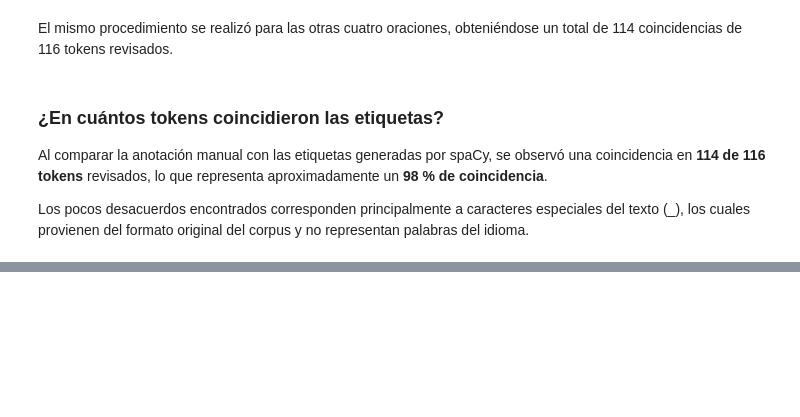
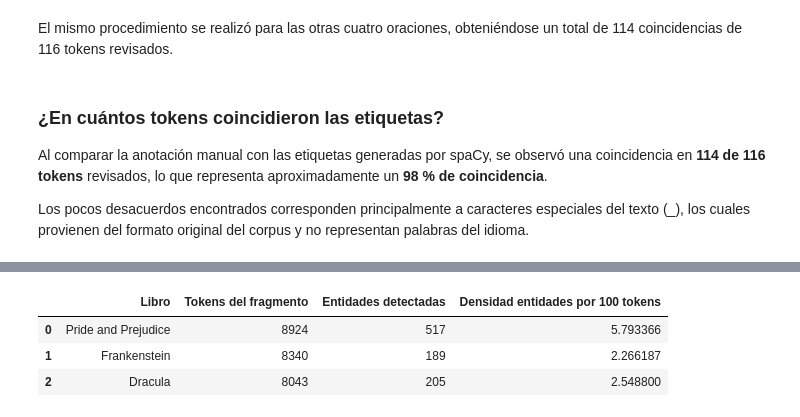
Before and after one commit to Cynthiss/NLP, a Jupyter notebook: Lab_6/Lab_6.ipynb, the cells around one changed output, grey strips where cells are left out. Drawn from its saved outputs; the diff is of its cells as text; code cells hidden in the pictures; blank space fills up the shorter version.

```diff
--- a/Lab_6/Lab_6.ipynb
+++ b/Lab_6/Lab_6.ipynb
@@ -533,0 +667,10 @@ Los pocos desacuerdos encontrados corresponden principalmente a caracteres espec
+# %%
+# Mostrar las 10 entidades PERSON más frecuentes por libro
+for title, result in ner_results.items():
+    print(f"\n{title}")
+    print("-" * 80)
+
+    top_persons = get_top_entities_by_label(result, ["PERSON"], top_n=10)
+
+    for entity, count in top_persons:
+        print(f"{entity:<30} {count}")
@@ -533,0 +700,10 @@ Los pocos desacuerdos encontrados corresponden principalmente a caracteres espec
+# %%
+# Mostrar las 10 entidades GPE o LOC más frecuentes por libro
+for title, result in ner_results.items():
+    print(f"\n{title}")
+    print("-" * 80)
+
+    top_places = get_top_entities_by_label(result, ["GPE", "LOC"], top_n=10)
+
+    for entity, count in top_places:
+        print(f"{entity:<30} {count}")
@@ -533,0 +728,25 @@ Los pocos desacuerdos encontrados corresponden principalmente a caracteres espec
+# %%
+# Calcular densidad de entidades por cada 100 tokens
+density_rows = []
+
+for title, result in ner_results.items():
+    num_tokens = len(result["fragment_tokens"])
+    num_entities = len(result["entities"])
+
+    density = (num_entities / num_tokens) * 100
+
+    density_rows.append({
+        "Libro": title,
+        "Tokens del fragmento": num_tokens,
+        "Entidades detectadas": num_entities,
+        "Densidad entidades por 100 tokens": density
+    })
+
+density_df = pd.DataFrame(density_rows)
+
+density_df
+# %% [output]
+|  | Libro | Tokens del fragmento | Entidades detectadas | Densidad entidades por 100 tokens |
+| 0 | Pride and Prejudice | 8924 | 517 | 5.793366 |
+| 1 | Frankenstein | 8340 | 189 | 2.266187 |
+| 2 | Dracula | 8043 | 205 | 2.548800 |
```
Also changed, not shown: parts of 13 cells of this notebook.
